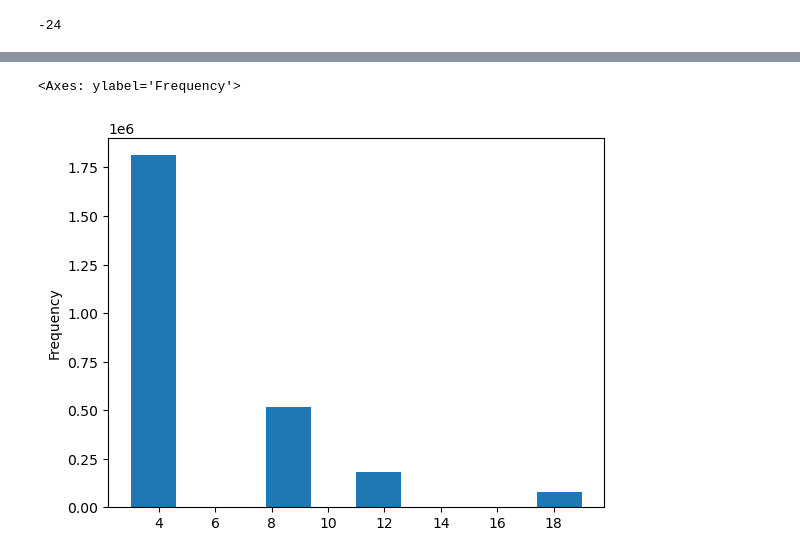
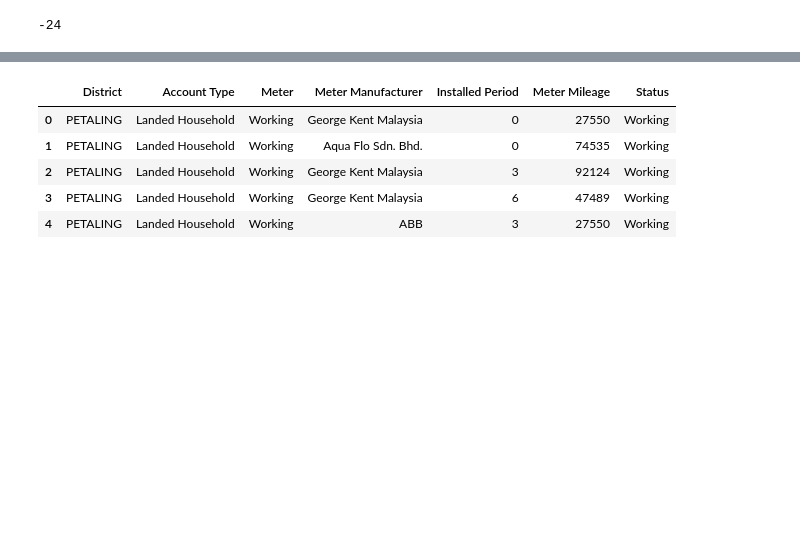
Before and after one commit to zhixe/intelligent-meter-test, a Jupyter notebook: ML/EDA.ipynb, the cells around one changed output, grey strips where cells are left out. Drawn from its saved outputs; the diff is of its cells as text; code cells hidden in the pictures; blank space fills up the shorter version.

```diff
--- a/ML/EDA.ipynb
+++ b/ML/EDA.ipynb
@@ -6730,5 +6789,0 @@ meter_data.head(10)
-# %%
-meter_data['Meter Age'].plot(kind='hist')
-# %% [output]
-<Axes: ylabel='Frequency'>
-[figure, removed]
@@ -6744,0 +6790,10 @@ failed_meters[~failed_mask_5_6_years] = np.random.rand(sum(~failed_mask_5_6_year
+# %%
+meter_data['Status'] = 'Working'
+meter_data.head()
+# %% [output]
+|  | District | Account Type | Meter | Meter Manufacturer | Installed Period | Meter Mileage | Status |
+| 0 | PETALING | Landed Household | Working | George Kent Malaysia | 0 | 27550 | Working |
+| 1 | PETALING | Landed Household | Working | Aqua Flo Sdn. Bhd. | 0 | 74535 | Working |
+| 2 | PETALING | Landed Household | Working | George Kent Malaysia | 3 | 92124 | Working |
+| 3 | PETALING | Landed Household | Working | George Kent Malaysia | 6 | 47489 | Working |
+| 4 | PETALING | Landed Household | Working | ABB | 3 | 27550 | Working |
```
Also changed, not shown: parts of 15 cells of this notebook.
